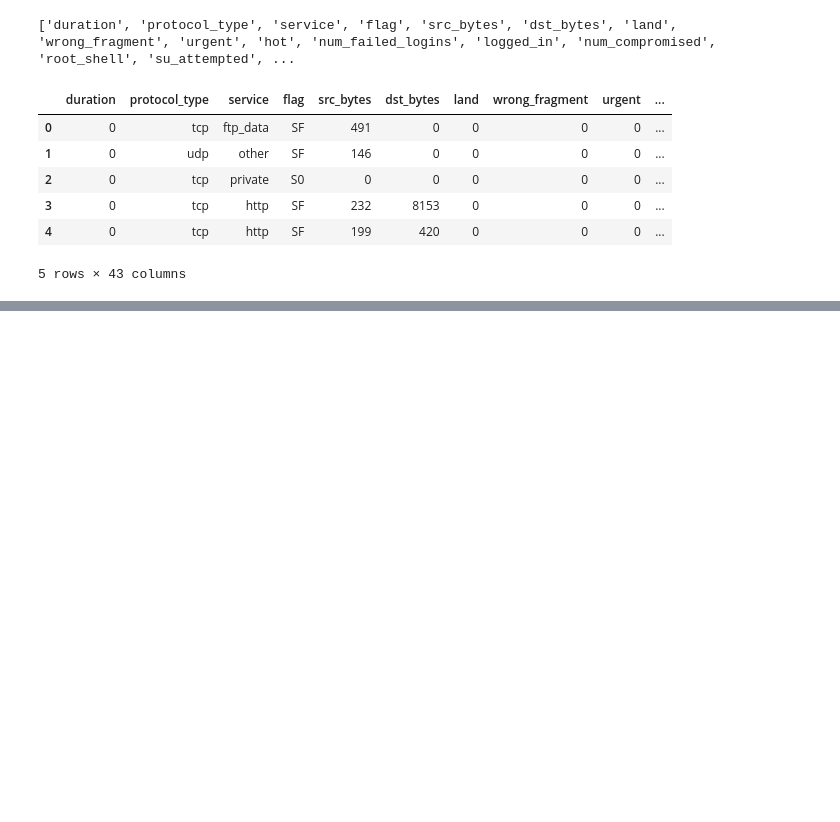
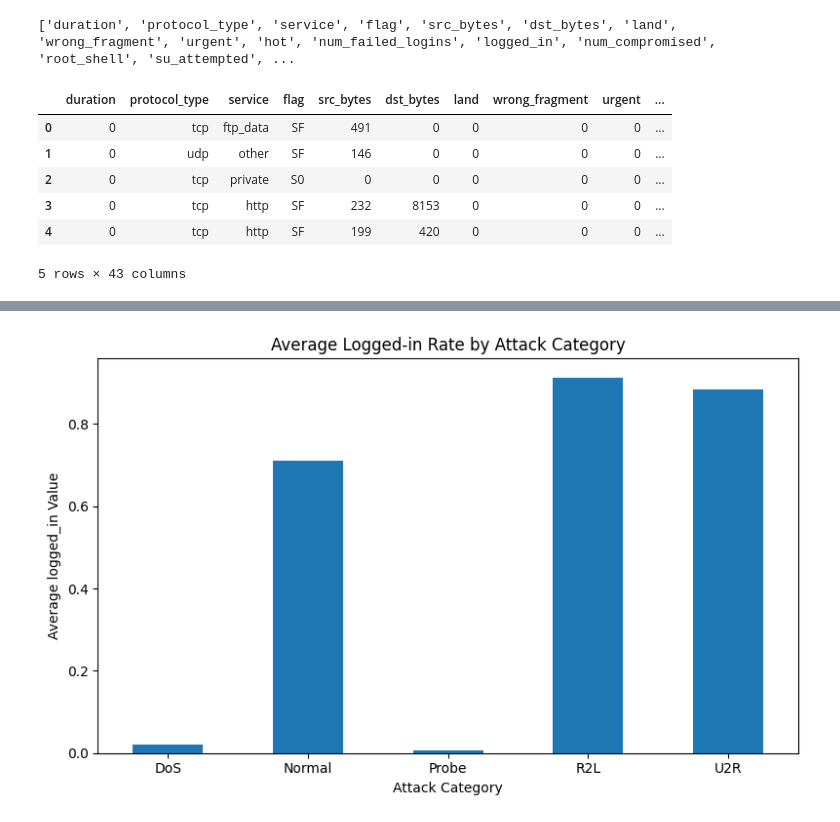
Before and after one commit to warmachine0942/Network-Intrusion-Detection, a Jupyter notebook: notebooks/01_eda.ipynb, the cells around one changed output, grey strips where cells are left out. Cells and saved outputs as stored; diff of their text form; code cells hidden in the pictures; blank space fills up the shorter version.

```diff
--- a/notebooks/01_eda.ipynb
+++ b/notebooks/01_eda.ipynb
@@ -120,0 +385,9 @@ train_df.head()
+# %%
+numerical_features = [
+    col for col in train_df.select_dtypes(include=["int64", "float64"]).columns
+    if col != "difficulty"
+]
+
+print("Number of numerical network features:", len(numerical_features))
+print("\nNumerical network features:")
+print(numerical_features)
@@ -120,0 +534,4 @@ train_df.head()
+# %%
+category_means = train_df.groupby("attack_category")[numerical_features].mean()
+
+category_means
@@ -120,0 +566,14 @@ train_df.head()
+# %%
+plt.figure(figsize=(8, 5))
+
+category_means["logged_in"].plot(kind="bar")
+
+plt.title("Average Logged-in Rate by Attack Category")
+plt.xlabel("Attack Category")
+plt.ylabel("Average logged_in Value")
+plt.xticks(rotation=0)
+
+plt.tight_layout()
+plt.show()
+# %% [output]
+[figure, added]
```
Also changed, not shown: parts of 88 cells of this notebook, 23 other files.
